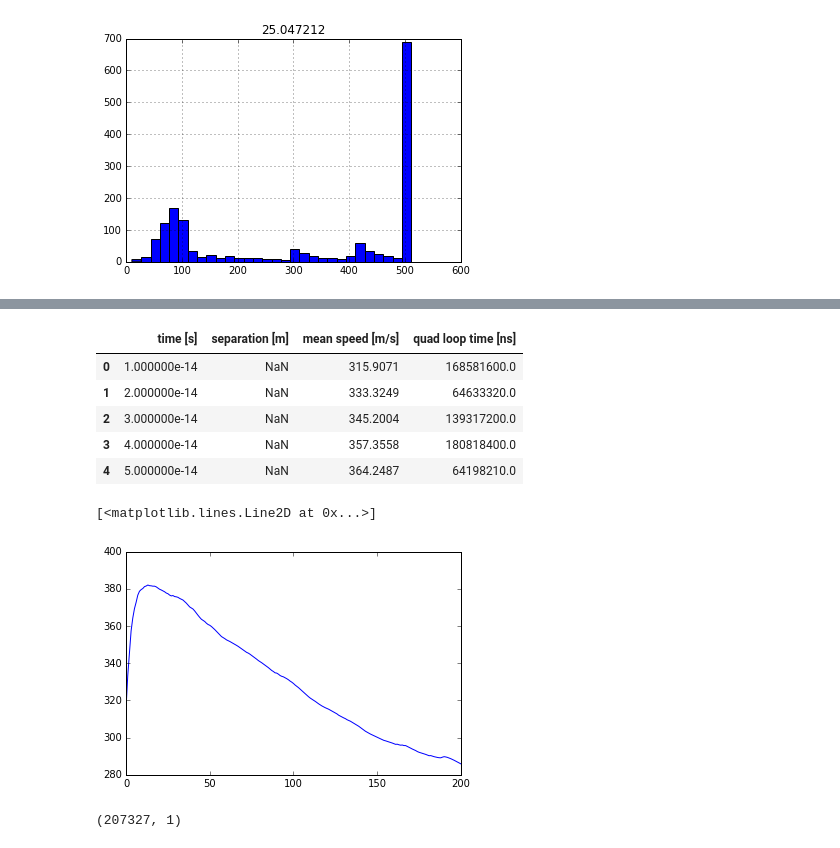
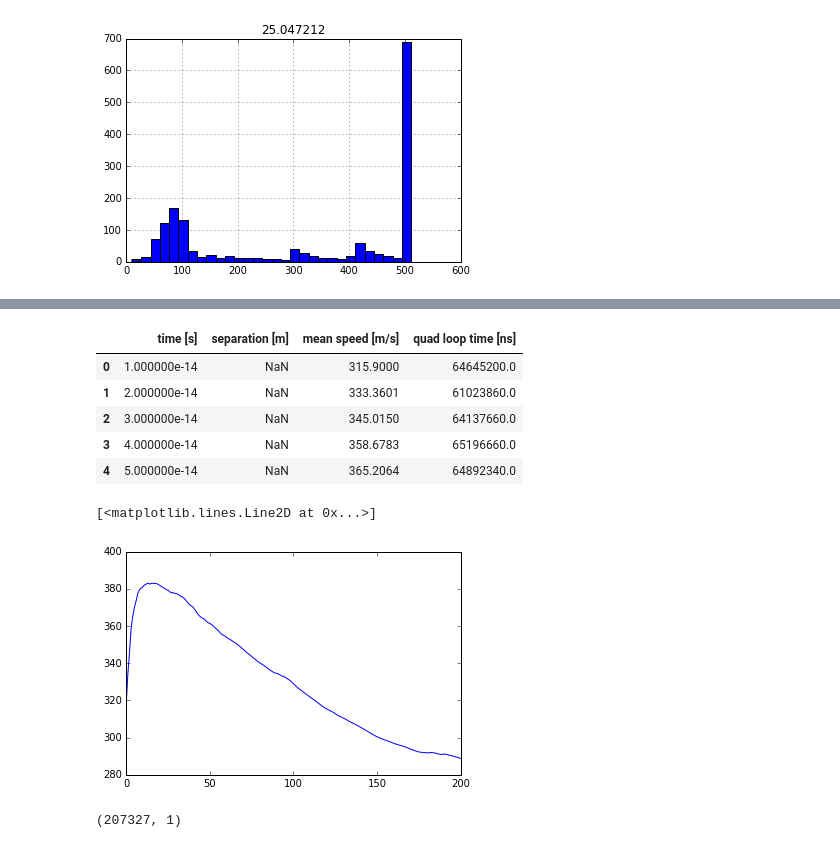
Before and after one commit to prefrontalvortex/xenon_molecular_dynamics, a Jupyter notebook: process_avg.ipynb, the cells around one changed output, grey strips where cells are left out. Saved outputs shown, nothing was run; the diff lists cells and outputs as text; code cells hidden in the pictures.

```diff
--- a/process_avg.ipynb
+++ b/process_avg.ipynb
@@ -225,18 +230,18 @@ plt.plot(spd)
 # %%
-data = pd.read_csv('out/data_t4_dt14_m11_s555_e10.csv', sep='\t')
+data = pd.read_csv('out/data_t4_dt14_m11_s555_e1000.csv', sep='\t')
 data.head()
 # %% [output]
 |  | time [s] | separation [m] | mean speed [m/s] | quad loop time [ns] |
-| 0 | 1.000000e-14 | NaN | 315.9071 | 168581600.0 |
-| 1 | 2.000000e-14 | NaN | 333.3249 | 64633320.0 |
-| 2 | 3.000000e-14 | NaN | 345.2004 | 139317200.0 |
-| 3 | 4.000000e-14 | NaN | 357.3558 | 180818400.0 |
-| 4 | 5.000000e-14 | NaN | 364.2487 | 64198210.0 |
+| 0 | 1.000000e-14 | NaN | 315.9000 | 64645200.0 |
+| 1 | 2.000000e-14 | NaN | 333.3601 | 61023860.0 |
+| 2 | 3.000000e-14 | NaN | 345.0150 | 64137660.0 |
+| 3 | 4.000000e-14 | NaN | 358.6783 | 65196660.0 |
+| 4 | 5.000000e-14 | NaN | 365.2064 | 64892340.0 |
 # %%
 plt.plot(data['mean speed [m/s]'])
 # %% [output]
 [<matplotlib.lines.Line2D at 0x...>]
-[figure, old version]
+[figure, new version]
 # %%
 path = './data/core5_1en14_2en9/bogo3.txt'
 # with open('./data/core5_1en14_2en9/bogo1.txt', 'r') as infile:
```
Also changed, not shown: parts of 6 cells of this notebook, 1 other file.
